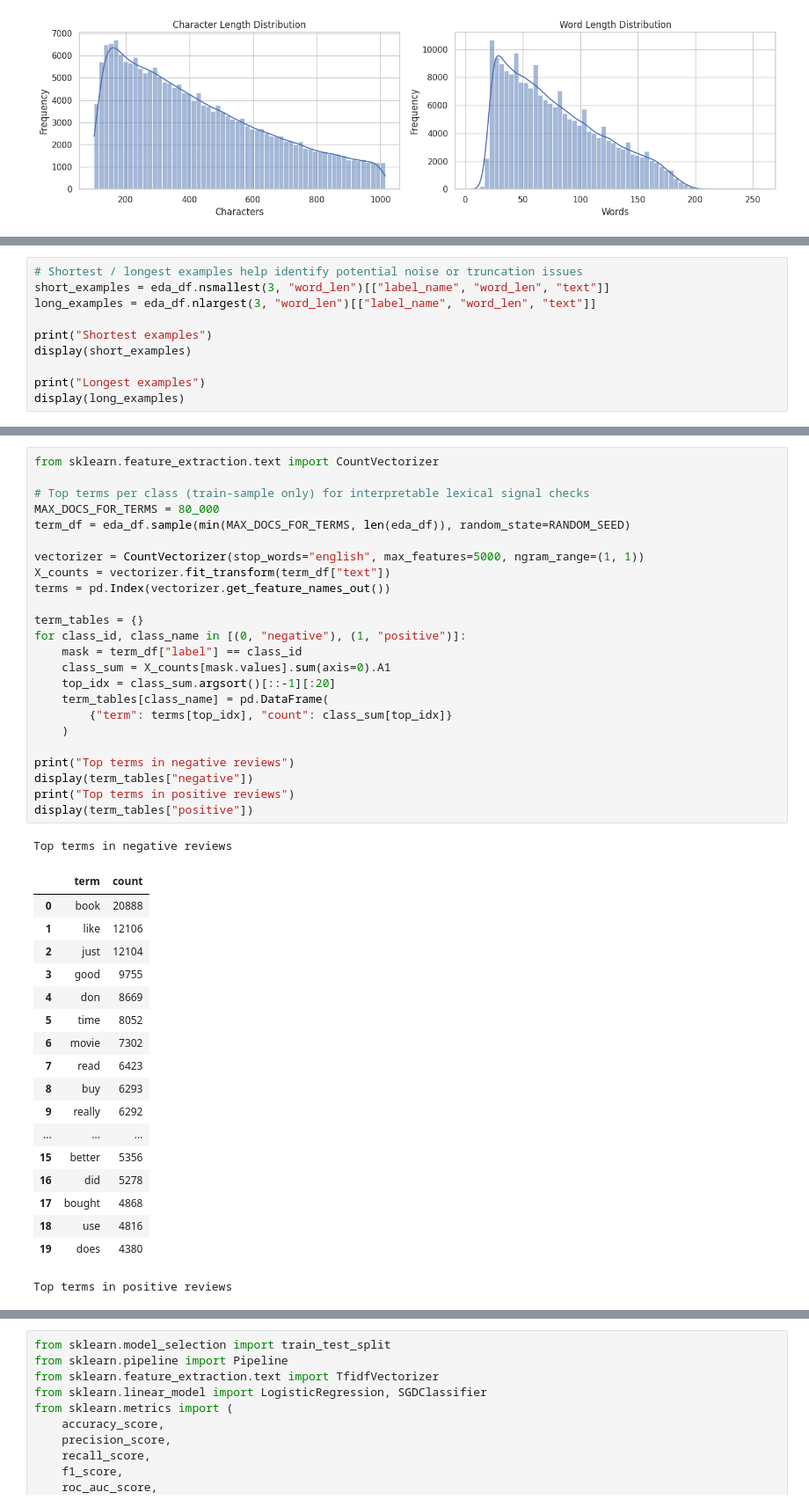
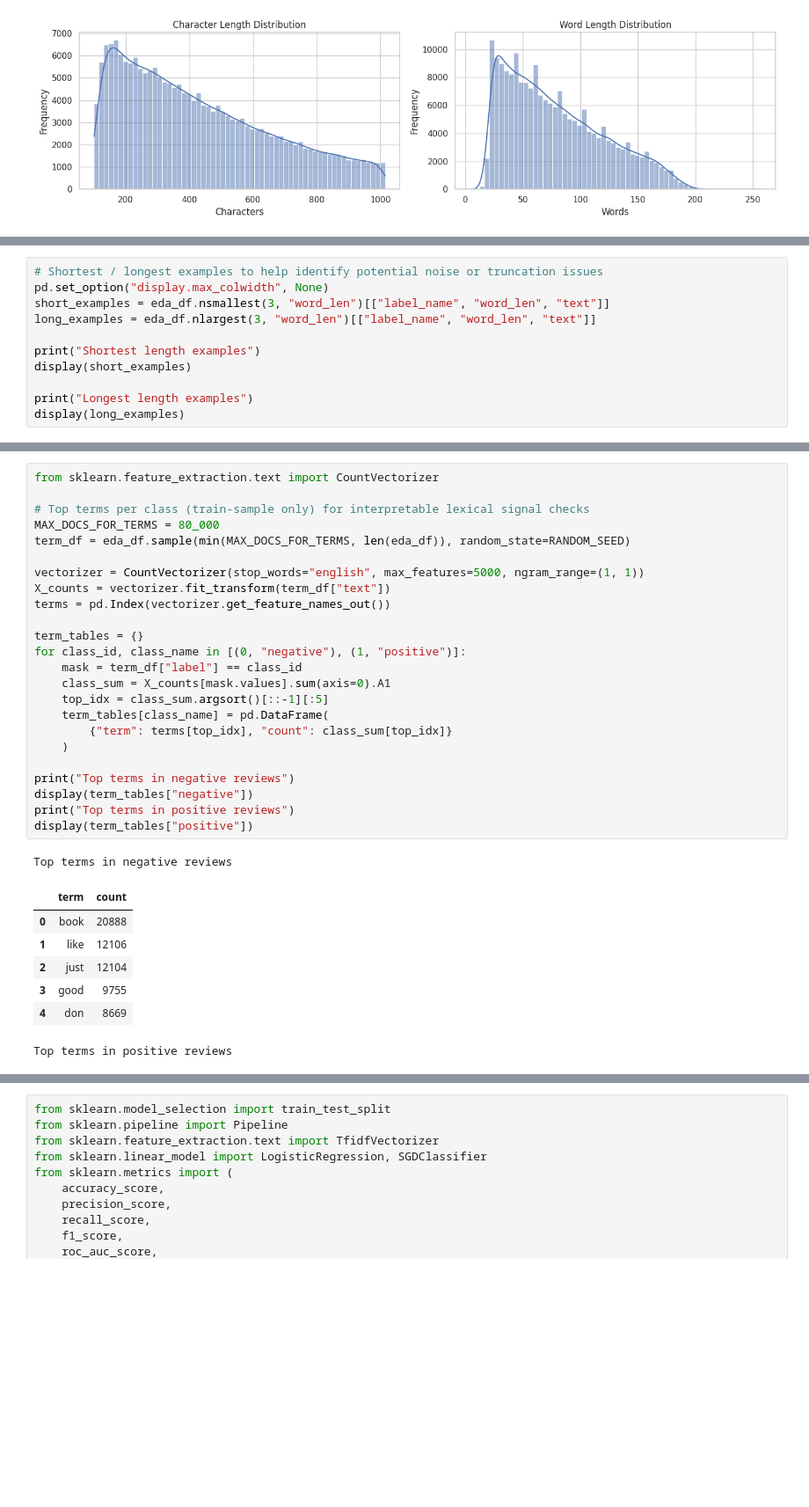
Before and after one commit to PeterMangoro/dataScience, a Jupyter notebook: final/final_notebook.ipynb, the cells around one changed output, grey strips where cells are left out. Shown at 88% size. Drawn from its saved outputs; the diff is of its cells as text; blank space fills up the shorter version.

```diff
--- a/final/final_notebook.ipynb
+++ b/final/final_notebook.ipynb
@@ -360,11 +377,12 @@ plt.show()
 # %%
-# Shortest / longest examples help identify potential noise or truncation issues
+# Shortest / longest examples to help identify potential noise or truncation issues
+pd.set_option("display.max_colwidth", None)
 short_examples = eda_df.nsmallest(3, "word_len")[["label_name", "word_len", "text"]]
 long_examples = eda_df.nlargest(3, "word_len")[["label_name", "word_len", "text"]]
 
-print("Shortest examples")
+print("Shortest length examples")
 display(short_examples)
 
-print("Longest examples")
+print("Longest length examples")
 display(long_examples)
 # %% [output]
@@ -382,45 +400,34 @@ Longest examples
 from sklearn.feature_extraction.text import CountVectorizer
 
 # Top terms per class (train-sample only) for interpretable lexical signal checks
 MAX_DOCS_FOR_TERMS = 80_000
 term_df = eda_df.sample(min(MAX_DOCS_FOR_TERMS, len(eda_df)), random_state=RANDOM_SEED)
 
 vectorizer = CountVectorizer(stop_words="english", max_features=5000, ngram_range=(1, 1))
 X_counts = vectorizer.fit_transform(term_df["text"])
 terms = pd.Index(vectorizer.get_feature_names_out())
 
 term_tables = {}
 for class_id, class_name in [(0, "negative"), (1, "positive")]:
     mask = term_df["label"] == class_id
     class_sum = X_counts[mask.values].sum(axis=0).A1
-    top_idx = class_sum.argsort()[::-1][:20]
+    top_idx = class_sum.argsort()[::-1][:5]
     term_tables[class_name] = pd.DataFrame(
         {"term": terms[top_idx], "count": class_sum[top_idx]}
     )
 
 print("Top terms in negative reviews")
 display(term_tables["negative"])
 print("Top terms in positive reviews")
 display(term_tables["positive"])
 # %% [output]
 Top terms in negative reviews
 |  | term | count |
 | 0 | book | 20888 |
 | 1 | like | 12106 |
 | 2 | just | 12104 |
 | 3 | good | 9755 |
 | 4 | don | 8669 |
-| 5 | time | 8052 |
-| 6 | movie | 7302 |
-| 7 | read | 6423 |
-| 8 | buy | 6293 |
-| 9 | really | 6292 |
-| ... | ... | ... |
-| 15 | better | 5356 |
-| 16 | did | 5278 |
-| 17 | bought | 4868 |
-| 18 | use | 4816 |
-| 19 | does | 4380 |
 Top terms in positive reviews
 |  | term | count |
 | 0 | book | 22839 |
```
Also changed, not shown: parts of 85 cells of this notebook, 10 other files.
